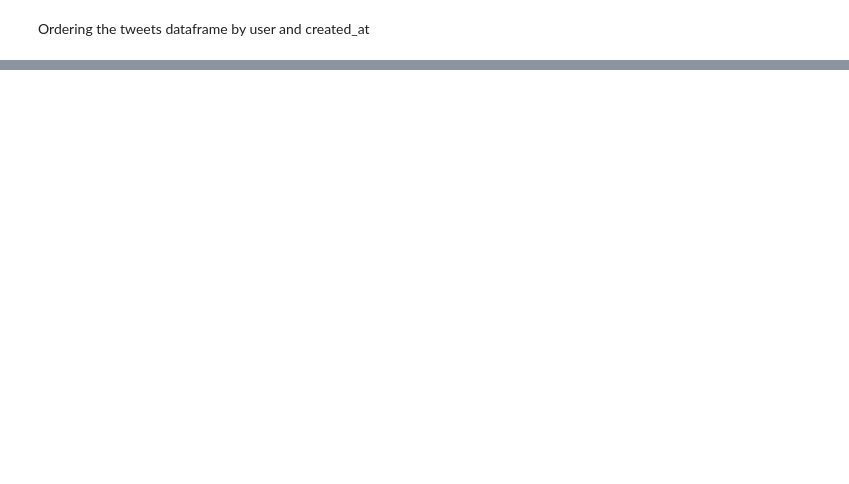
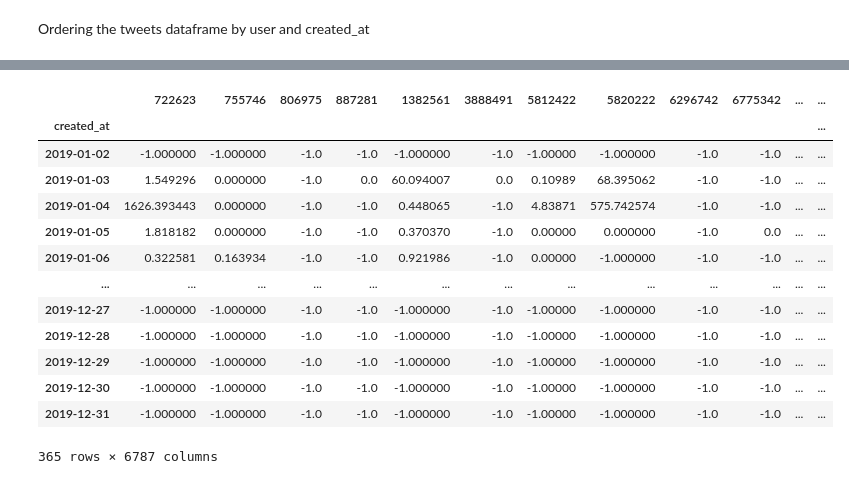
Before and after one commit to alessandrocubic/Unipi-Data-Mining-project-AY-22-23, a Jupyter notebook: TASK 4/Time_Series.ipynb, the cells around one changed output, grey strips where cells are left out. Cells and saved outputs as stored; diff of their text form; code cells hidden in the pictures; blank space fills up the shorter version.

```diff
--- a/TASK 4/Time_Series.ipynb
+++ b/TASK 4/Time_Series.ipynb
@@ -128,0 +114,4 @@ user_2019.to_csv('../dataset/time_series.csv')
+# %%
+user_2019 = df_2019.groupby(['user_id', 'created_at']).sum()
+# %%
+user_2019['success_score'] = (user_2019.retweet_count + user_2019.reply_count + user_2019.favorite_count) / (user_2019.num_hashtags + user_2019.num_urls + user_2019.num_mentions + 0.1)
@@ -128,0 +127,4 @@ user_2019.to_csv('../dataset/time_series.csv')
+# %%
+user_2019 = user_2019.pivot_table('success_score','created_at','user_id')
+user_2019.rename_axis(columns=None, inplace=True)
+user_2019.reset_index(drop=False, inplace=True)
@@ -128,0 +147,23 @@ user_2019.to_csv('../dataset/time_series.csv')
+# %%
+dates = pd.Series(pd.date_range('01-01-2019','31-12-2019')).rename('created_at')
+
+user_2019 = user_2019.merge(dates, how='outer', on='created_at')
+user_2019.fillna(-1, inplace=True)
+user_2019.set_index('created_at', inplace=True)
+# %%
+user_2019
+# %% [output]
+|  | 722623 | 755746 | 806975 | 887281 | 1382561 | 3888491 | 5812422 | 5820222 | 6296742 | 6775342 | ... | ... |
+| created_at |  |  |  |  |  |  |  |  |  |  |  | ... |
+| 2019-01-02 | -1.000000 | -1.000000 | -1.0 | -1.0 | -1.000000 | -1.0 | -1.00000 | -1.000000 | -1.0 | -1.0 | ... | ... |
+| 2019-01-03 | 1.549296 | 0.000000 | -1.0 | 0.0 | 60.094007 | 0.0 | 0.10989 | 68.395062 | -1.0 | -1.0 | ... | ... |
+| 2019-01-04 | 1626.393443 | 0.000000 | -1.0 | -1.0 | 0.448065 | -1.0 | 4.83871 | 575.742574 | -1.0 | -1.0 | ... | ... |
+| 2019-01-05 | 1.818182 | 0.000000 | -1.0 | -1.0 | 0.370370 | -1.0 | 0.00000 | 0.000000 | -1.0 | 0.0 | ... | ... |
+| 2019-01-06 | 0.322581 | 0.163934 | -1.0 | -1.0 | 0.921986 | -1.0 | 0.00000 | -1.000000 | -1.0 | -1.0 | ... | ... |
+| ... | ... | ... | ... | ... | ... | ... | ... | ... | ... | ... | ... | ... |
+| 2019-12-27 | -1.000000 | -1.000000 | -1.0 | -1.0 | -1.000000 | -1.0 | -1.00000 | -1.000000 | -1.0 | -1.0 | ... | ... |
+| 2019-12-28 | -1.000000 | -1.000000 | -1.0 | -1.0 | -1.000000 | -1.0 | -1.00000 | -1.000000 | -1.0 | -1.0 | ... | ... |
+| 2019-12-29 | -1.000000 | -1.000000 | -1.0 | -1.0 | -1.000000 | -1.0 | -1.00000 | -1.000000 | -1.0 | -1.0 | ... | ... |
+| 2019-12-30 | -1.000000 | -1.000000 | -1.0 | -1.0 | -1.000000 | -1.0 | -1.00000 | -1.000000 | -1.0 | -1.0 | ... | ... |
+| 2019-12-31 | -1.000000 | -1.000000 | -1.0 | -1.0 | -1.000000 | -1.0 | -1.00000 | -1.000000 | -1.0 | -1.0 | ... | ... |
+365 rows × 6787 columns
```
Also changed, not shown: parts of 11 cells of this notebook, 1 other file.
